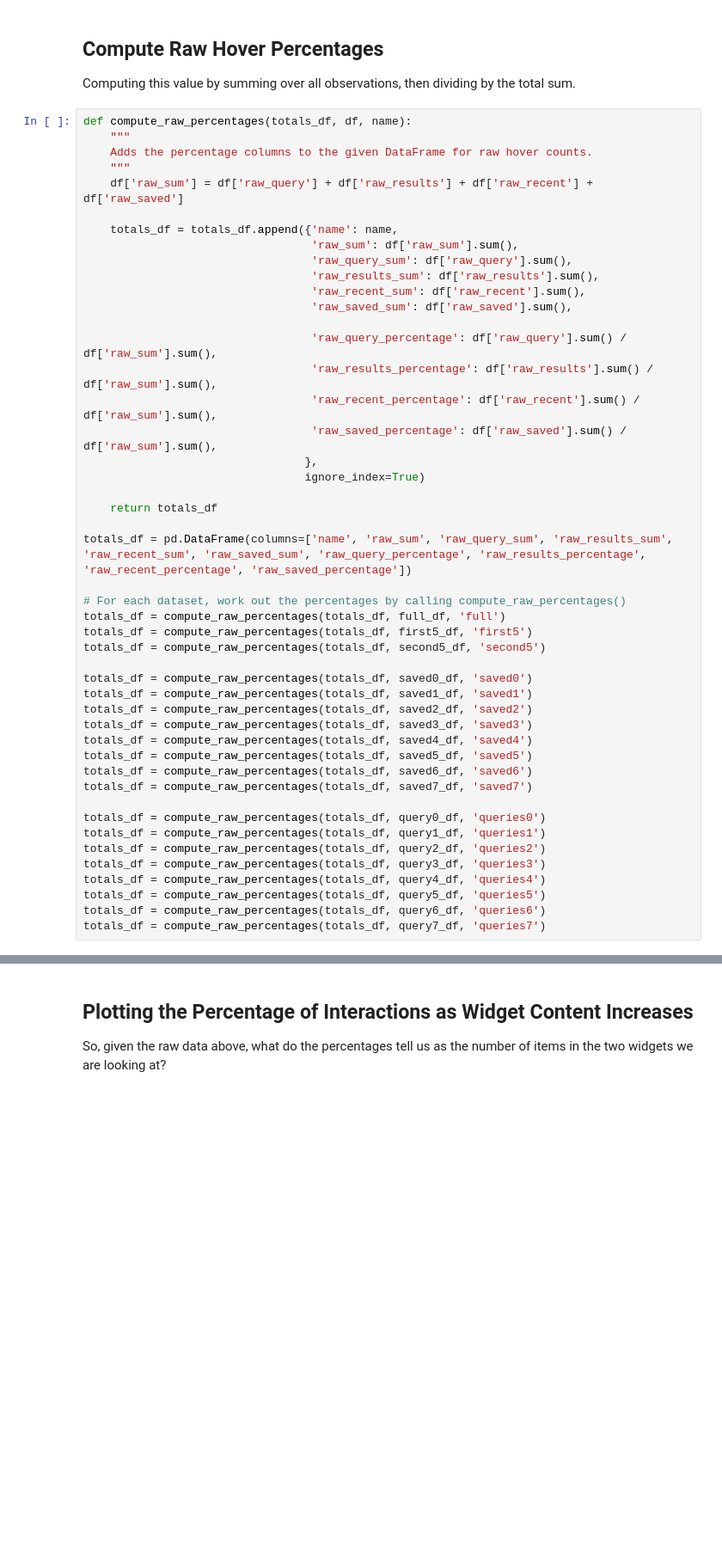
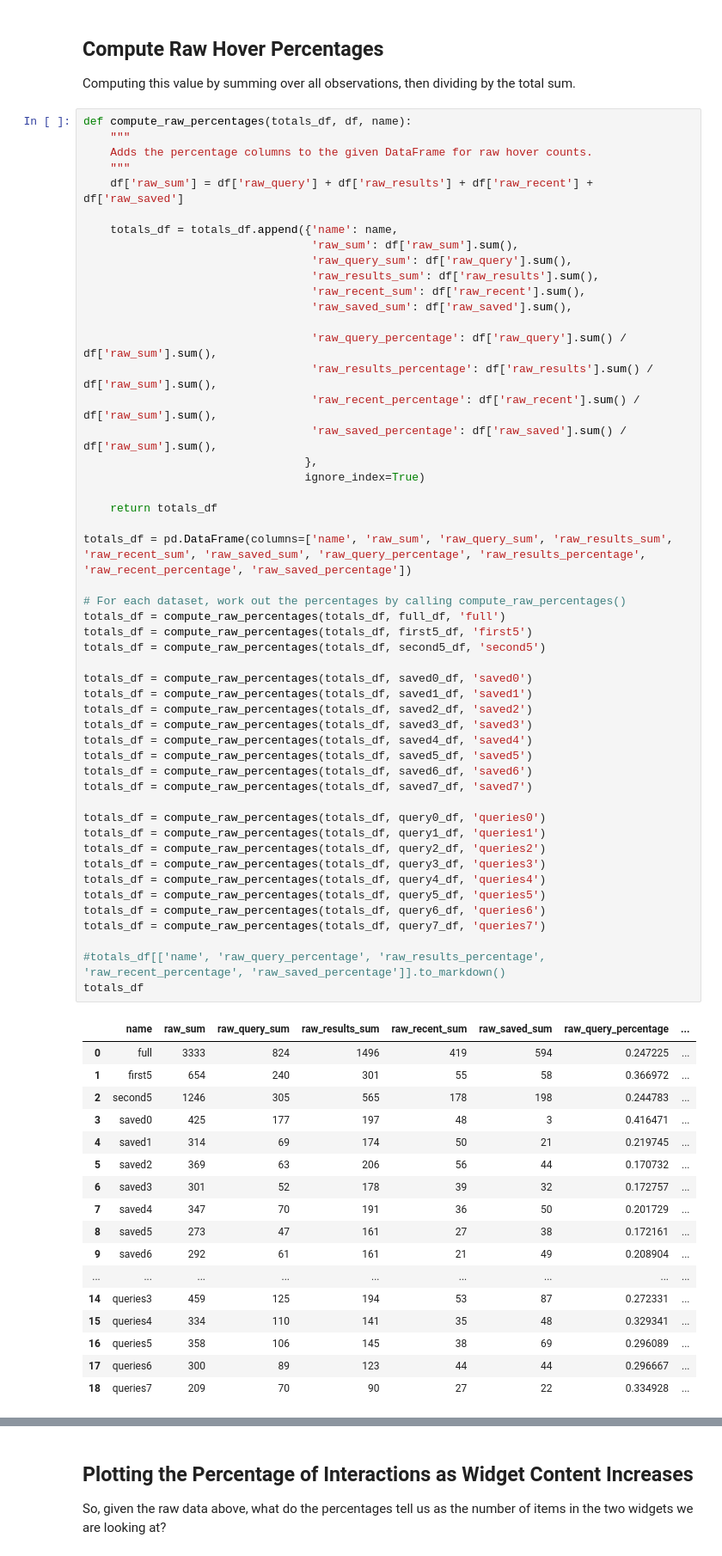
Before and after one commit to maxwelld90/modelling, a Jupyter notebook: exploratory/cscw-markov/Exploratory CSCW Gig.ipynb, the cells around one changed output, grey strips where cells are left out. Shown: that part at 86% size. Cells and saved outputs as stored; diff of their text form; blank space fills up the shorter version.

```diff
--- a/exploratory/cscw-markov/Exploratory CSCW Gig.ipynb
+++ b/exploratory/cscw-markov/Exploratory CSCW Gig.ipynb
@@ -111,30 +163,51 @@ def compute_raw_percentages(totals_df, df, name):
                                   'raw_saved_percentage': df['raw_saved'].sum() / df['raw_sum'].sum(),
                                  },
                                  ignore_index=True)
 
     return totals_df
 
 totals_df = pd.DataFrame(columns=['name', 'raw_sum', 'raw_query_sum', 'raw_results_sum', 'raw_recent_sum', 'raw_saved_sum', 'raw_query_percentage', 'raw_results_percentage', 'raw_recent_percentage', 'raw_saved_percentage'])
 
 # For each dataset, work out the percentages by calling compute_raw_percentages()
 totals_df = compute_raw_percentages(totals_df, full_df, 'full')
 totals_df = compute_raw_percentages(totals_df, first5_df, 'first5')
 totals_df = compute_raw_percentages(totals_df, second5_df, 'second5')
 
 totals_df = compute_raw_percentages(totals_df, saved0_df, 'saved0')
 totals_df = compute_raw_percentages(totals_df, saved1_df, 'saved1')
 totals_df = compute_raw_percentages(totals_df, saved2_df, 'saved2')
 totals_df = compute_raw_percentages(totals_df, saved3_df, 'saved3')
 totals_df = compute_raw_percentages(totals_df, saved4_df, 'saved4')
 totals_df = compute_raw_percentages(totals_df, saved5_df, 'saved5')
 totals_df = compute_raw_percentages(totals_df, saved6_df, 'saved6')
 totals_df = compute_raw_percentages(totals_df, saved7_df, 'saved7')
 
 totals_df = compute_raw_percentages(totals_df, query0_df, 'queries0')
 totals_df = compute_raw_percentages(totals_df, query1_df, 'queries1')
 totals_df = compute_raw_percentages(totals_df, query2_df, 'queries2')
 totals_df = compute_raw_percentages(totals_df, query3_df, 'queries3')
 totals_df = compute_raw_percentages(totals_df, query4_df, 'queries4')
 totals_df = compute_raw_percentages(totals_df, query5_df, 'queries5')
 totals_df = compute_raw_percentages(totals_df, query6_df, 'queries6')
 totals_df = compute_raw_percentages(totals_df, query7_df, 'queries7')
+
+#totals_df[['name', 'raw_query_percentage', 'raw_results_percentage', 'raw_recent_percentage', 'raw_saved_percentage']].to_markdown()
+totals_df
+# %% [output]
+|  | name | raw_sum | raw_query_sum | raw_results_sum | raw_recent_sum | raw_saved_sum | raw_query_percentage | ... |
+| 0 | full | 3333 | 824 | 1496 | 419 | 594 | 0.247225 | ... |
+| 1 | first5 | 654 | 240 | 301 | 55 | 58 | 0.366972 | ... |
+| 2 | second5 | 1246 | 305 | 565 | 178 | 198 | 0.244783 | ... |
+| 3 | saved0 | 425 | 177 | 197 | 48 | 3 | 0.416471 | ... |
+| 4 | saved1 | 314 | 69 | 174 | 50 | 21 | 0.219745 | ... |
+| 5 | saved2 | 369 | 63 | 206 | 56 | 44 | 0.170732 | ... |
+| 6 | saved3 | 301 | 52 | 178 | 39 | 32 | 0.172757 | ... |
+| 7 | saved4 | 347 | 70 | 191 | 36 | 50 | 0.201729 | ... |
+| 8 | saved5 | 273 | 47 | 161 | 27 | 38 | 0.172161 | ... |
+| 9 | saved6 | 292 | 61 | 161 | 21 | 49 | 0.208904 | ... |
+| ... | ... | ... | ... | ... | ... | ... | ... | ... |
+| 14 | queries3 | 459 | 125 | 194 | 53 | 87 | 0.272331 | ... |
+| 15 | queries4 | 334 | 110 | 141 | 35 | 48 | 0.329341 | ... |
+| 16 | queries5 | 358 | 106 | 145 | 38 | 69 | 0.296089 | ... |
+| 17 | queries6 | 300 | 89 | 123 | 44 | 44 | 0.296667 | ... |
+| 18 | queries7 | 209 | 70 | 90 | 27 | 22 | 0.334928 | ... |
```
Also changed, not shown: parts of 6 cells of this notebook.
